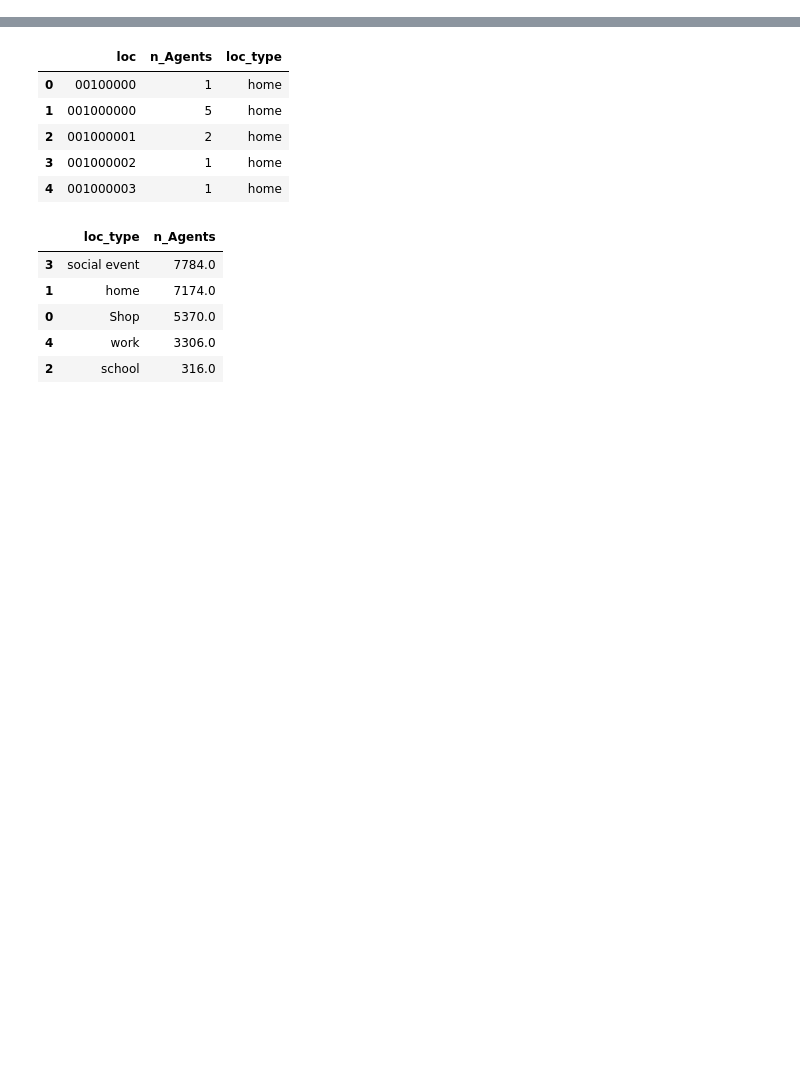
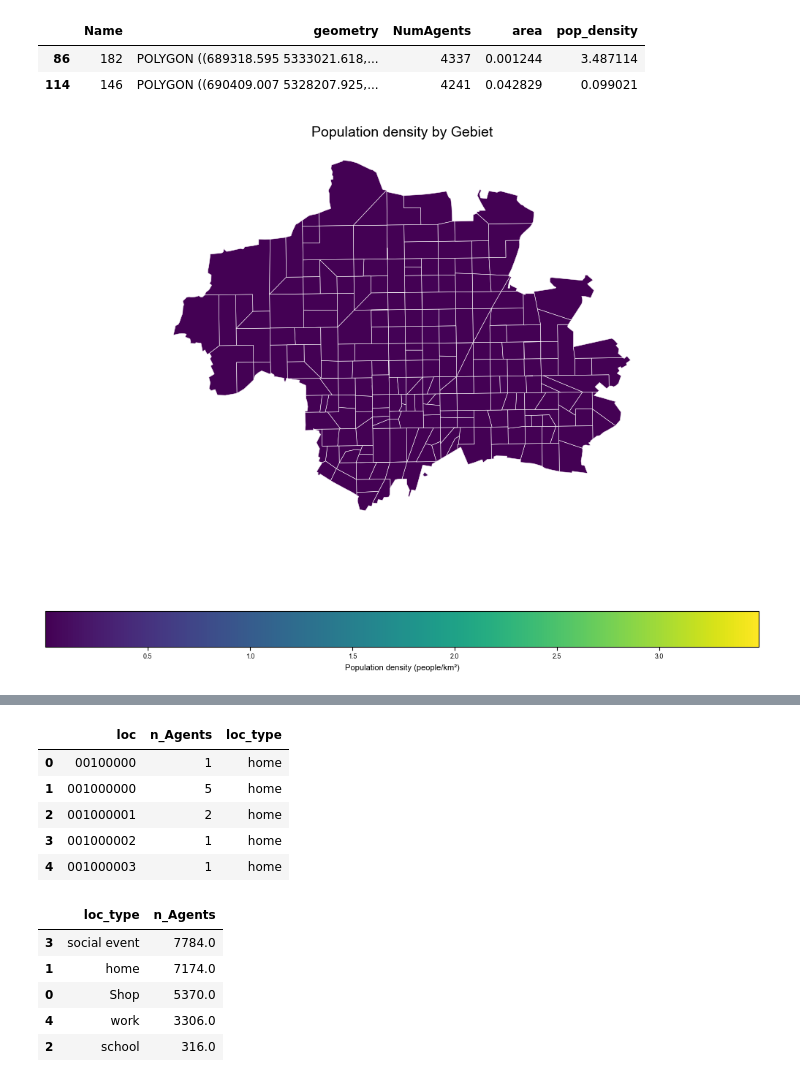
Before and after one commit to schminin/INSIDeMunich, a Jupyter notebook: analysis/scripts/1_person_investigation.ipynb, the cells around one changed output, grey strips where cells are left out. Drawn from its saved outputs; the diff is of its cells as text; code cells hidden in the pictures; blank space fills up the shorter version.

```diff
--- a/analysis/scripts/1_person_investigation.ipynb
+++ b/analysis/scripts/1_person_investigation.ipynb
@@ -0,0 +8,4 @@
+# %%
+experiment_series = "pop8"
+
+df = pd.read_csv(f"../../preprocessing/preprocessed_data/{experiment_series}/num_agents_infections_area_{experiment_series}.txt")
@@ -0,0 +19,4 @@
+# %%
+gebiete = gpd.read_file("MunichModel_shape/Gebiete.shp")
+gebiete.set_crs(epsg=32632)
+gebiete["area"] = gebiete.geometry.area / 1_000_000  # Convert to square kilometers
@@ -0,0 +27,2 @@
+# %%
+df_sub = df.loc[(df.Sim==1)&(df.t==0)]
@@ -0,0 +45,4 @@
+# %%
+gebiete = gebiete.merge(df_sub, left_on="Name", right_on="area", how="left", suffixes=("", "_y"), validate="one_to_one")[["Name", "geometry", "NumAgents", "area"]]
+
+gebiete.head()
@@ -0,0 +99,31 @@
+# %%
+gebiete.loc[gebiete.pop_density>0.05]
+# %% [output]
+|  | Name | geometry | NumAgents | area | pop_density |
+| 86 | 182 | POLYGON ((689318.595 5333021.618,... | 4337 | 0.001244 | 3.487114 |
+| 114 | 146 | POLYGON ((690409.007 5328207.925,... | 4241 | 0.042829 | 0.099021 |
+# %%
+gebiete['pop_density'] = (gebiete.NumAgents)/(gebiete.area)  # people per km²
+
+# ── 2.  plot with a nice colour scale & quantile legend ───────────────
+fig, ax = plt.subplots(figsize=(10, 8))
+gebiete.plot(
+    column='pop_density',
+    cmap='viridis',
+    #scheme='quantiles',   # equal-count class breaks
+    k=5,                  # number of classes (adjust as you like)
+    linewidth=0.4,
+    edgecolor='white',
+    legend=True,
+    legend_kwds={'label': "Population density (people/km²)",
+                 'orientation': "horizontal"},
+    ax=ax
+)
+
+# ── 3.  aesthetics ────────────────────────────────────────────────────
+ax.set_title("Population density by Gebiet", fontsize=14)
+ax.set_axis_off()         # hide axes ticks/labels for a clean map
+plt.tight_layout()
+plt.show()
+# %% [output]
+[figure, added]
```
Also changed, not shown: parts of 26 cells of this notebook, 13 other files.
